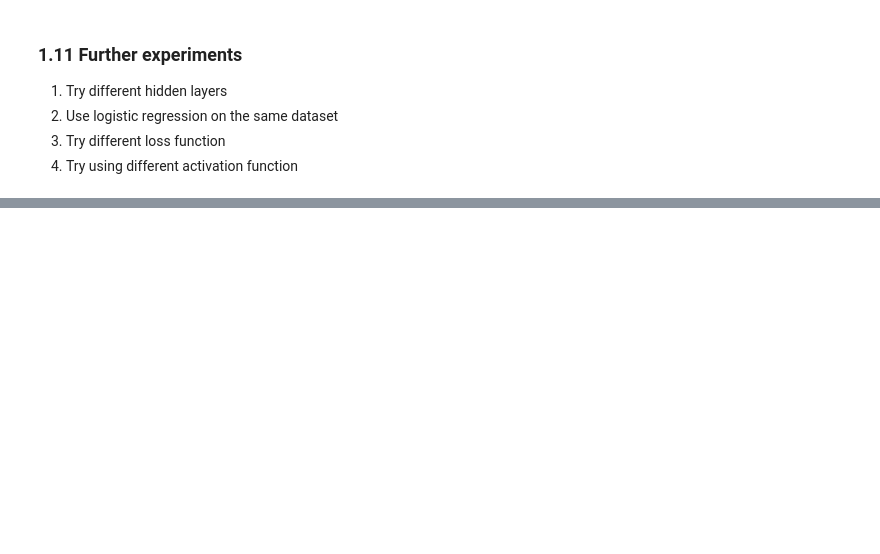
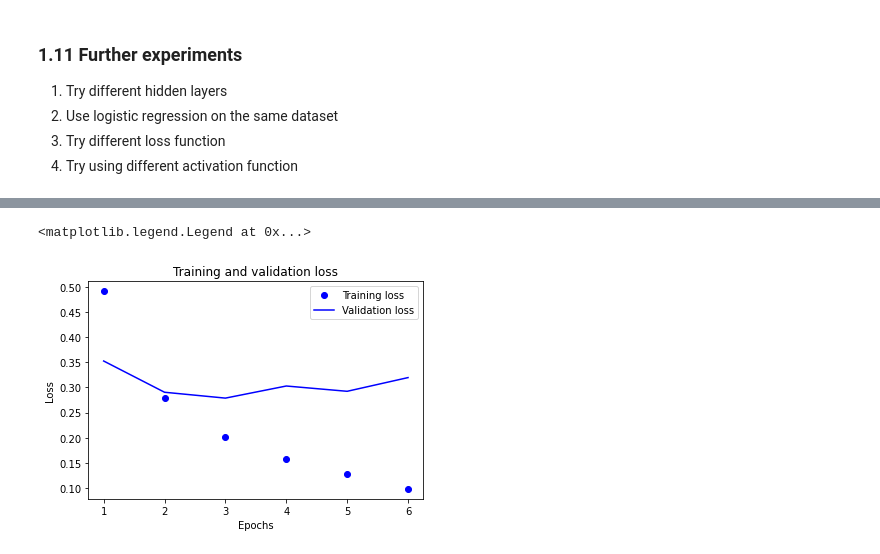
Before and after one commit to decorouz/DeepLeaning-with-Tensorflow, a Jupyter notebook: 1_0_classifying_movie_review.ipynb, the cells around one changed output, grey strips where cells are left out. Cells and saved outputs as stored; diff of their text form; code cells hidden in the pictures; blank space fills up the shorter version.

Commit message:
different. hidden layer

```diff
--- a/1_0_classifying_movie_review.ipynb
+++ b/1_0_classifying_movie_review.ipynb
@@ -216,3 +211,30 @@ array([[0.28869104],
 2. Use logistic regression on the same dataset
 3. Try different loss function
 4. Try using different activation function
+# %%
+from keras.callbacks import Callback
+import tensorflow as tf
+
+from keras import losses
+from keras import layers
+from keras import models
+from keras.callbacks import EarlyStopping
+
+model = models.Sequential()
+model.add(layers.Dense(32, activation="relu", input_shape=(10000,)))
+model.add(layers.Dense(32, activation="relu"))
+model.add(layers.Dense(1, activation="sigmoid"))
+
+
+model.compile(optimizer=optimizers.RMSprop(learning_rate=0.001),
+              loss = "binary_crossentropy",
+              metrics=["accuracy", tf.keras.metrics.AUC()])
+
+
+es = EarlyStopping(monitor="val_loss", mode="min", patience=3)
+history = model.fit(partial_x_train,
+                    partial_y_train,
+                    batch_size=512,
+                    epochs=20,
+                    validation_data=(x_val, y_val),
+                    callbacks=[es])
@@ -218,0 +254,19 @@ array([[0.28869104],
+# %%
+# plot the training and validation loss
+history_dict = history.history
+loss_values = history_dict["loss"]
+val_loss_values = history_dict["val_loss"]
+acc = history_dict["accuracy"]
+
+epochs = range(1, len(acc) + 1)
+
+plt.plot(epochs, loss_values , "bo", label="Training loss")
+plt.plot(epochs, val_loss_values, "b", label="Validation loss")
+
+plt.title("Training and validation loss")
+plt.xlabel("Epochs")
+plt.ylabel("Loss")
+plt.legend()
+# %% [output]
+<matplotlib.legend.Legend at 0x...>
+[figure, added]
```
Also changed, not shown: parts of 9 cells of this notebook.
